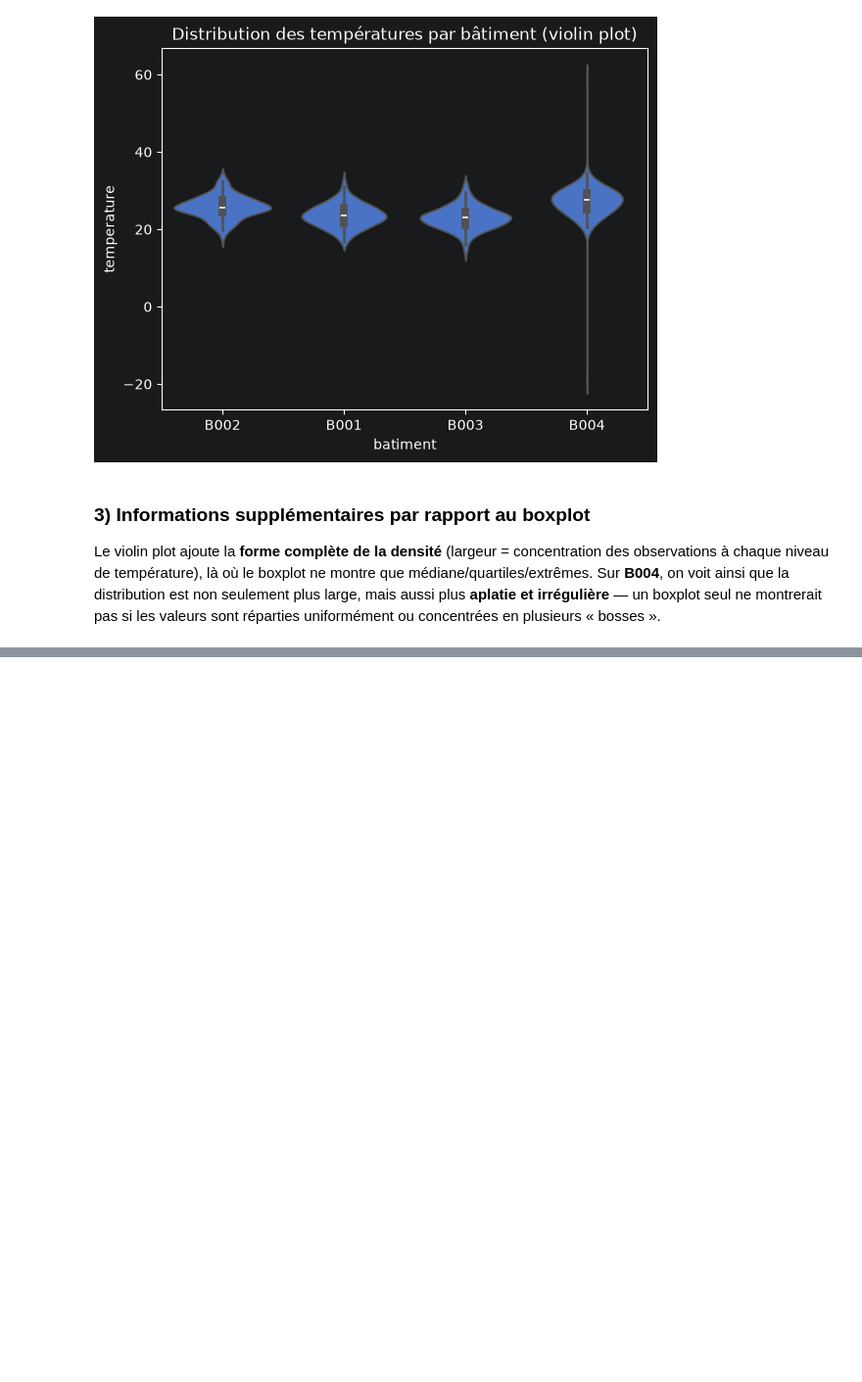
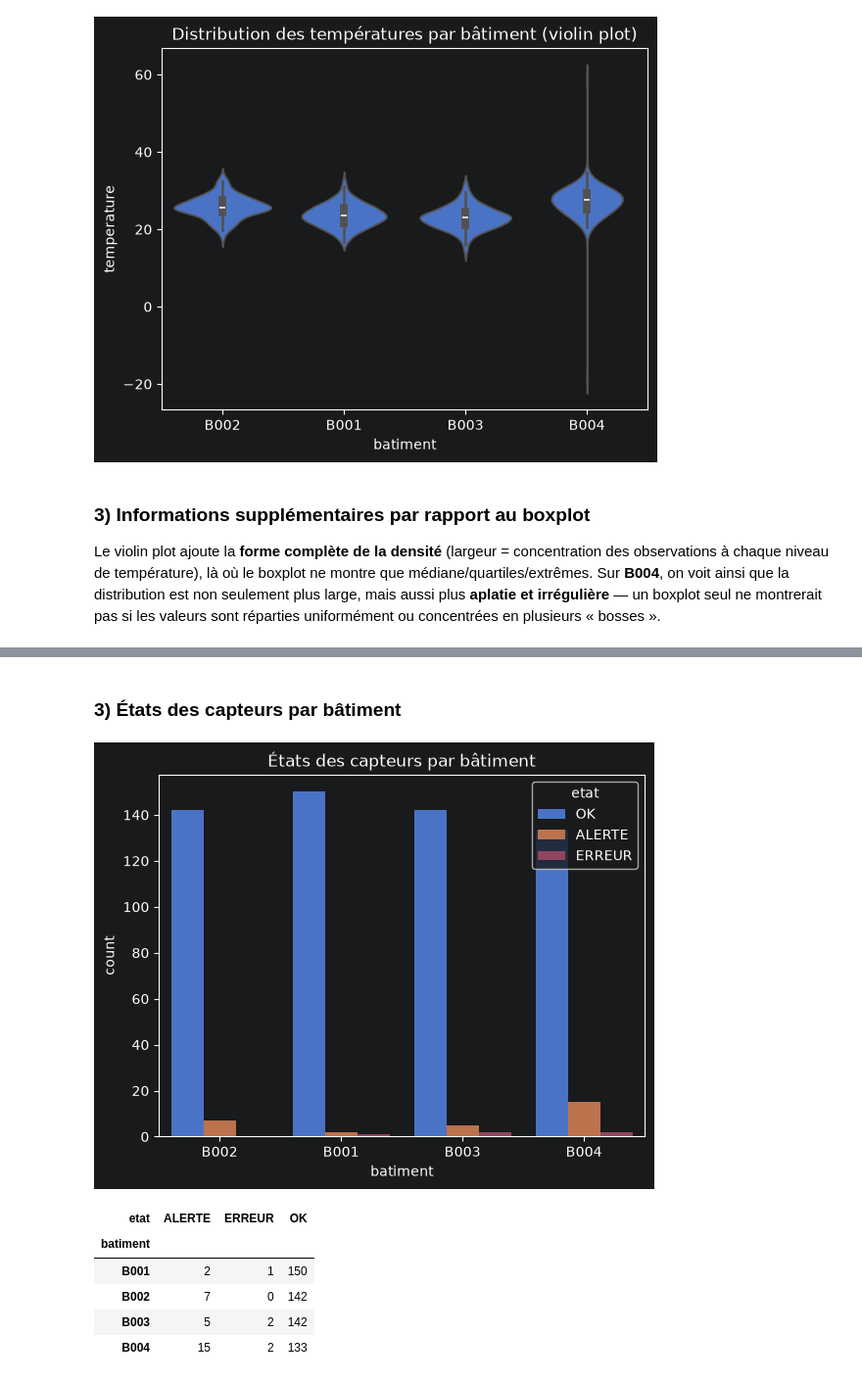
Before and after one commit to Abdouaziz2/atelier_seaborn_iot, a Jupyter notebook: notebooks/atelier_seaborn_iot.ipynb, the cells around one changed output, grey strips where cells are left out. Shown at 98% size. Cells and saved outputs as stored; diff of their text form; code cells hidden in the pictures; blank space fills up the shorter version.

```diff
--- a/notebooks/atelier_seaborn_iot.ipynb
+++ b/notebooks/atelier_seaborn_iot.ipynb
@@ -298,0 +337,18 @@ concentrées en plusieurs « bosses ».
+# %% [markdown]
+### 3) États des capteurs par bâtiment
+# %%
+# hue="etat" : sous-découpe chaque barre de bâtiment par état (barres groupées côte à côte)
+sns.countplot(data=df, x="batiment", hue="etat")
+plt.title("États des capteurs par bâtiment")
+plt.show()
+
+# pd.crosstab croise deux colonnes catégorielles et compte les occurrences de chaque combinaison
+pd.crosstab(df["batiment"], df["etat"])
+# %% [output]
+[figure, added]
+| etat | ALERTE | ERREUR | OK |
+| batiment |  |  |  |
+| B001 | 2 | 1 | 150 |
+| B002 | 7 | 0 | 142 |
+| B003 | 5 | 2 | 142 |
+| B004 | 15 | 2 | 133 |
```
Also changed, not shown: parts of 14 cells of this notebook.
